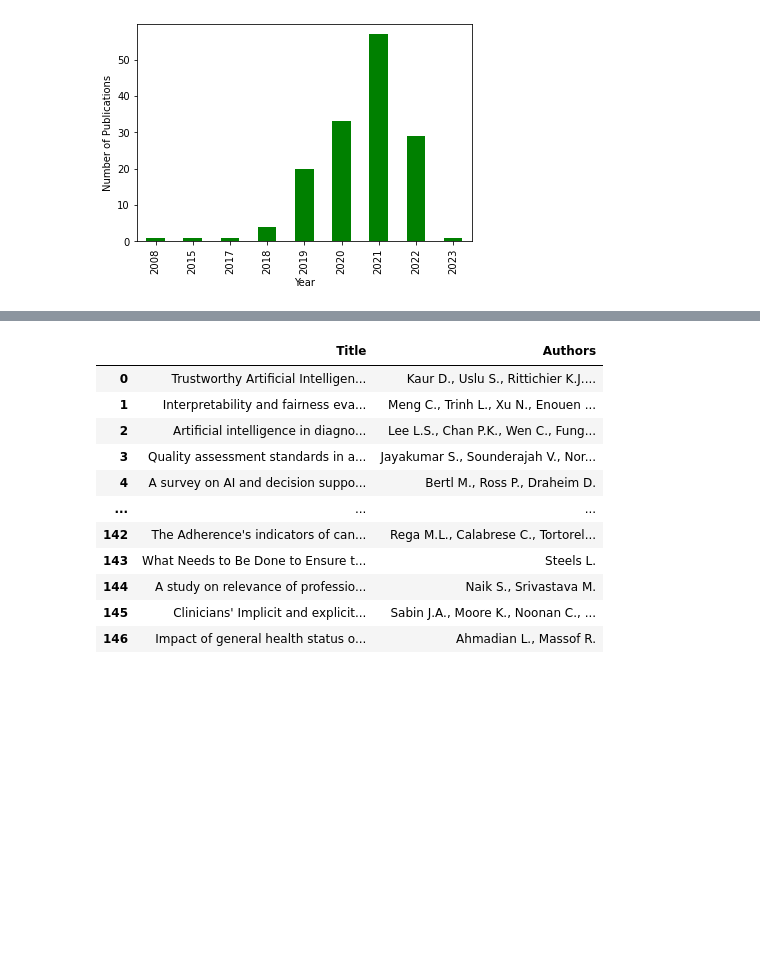
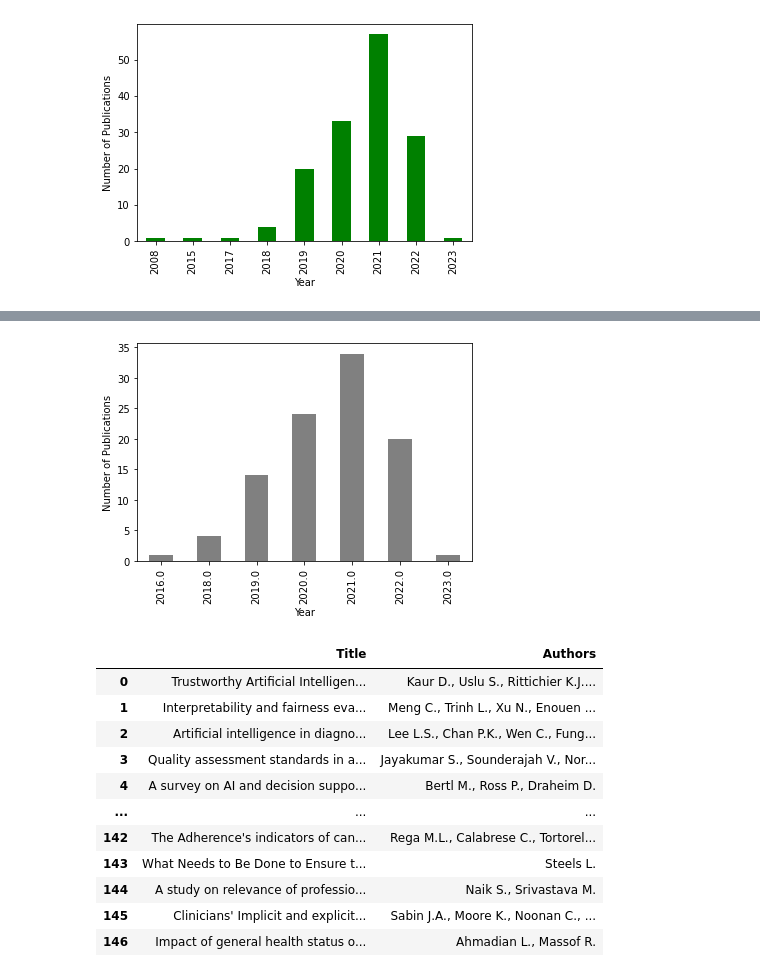
Before and after one commit to marymlucas/co-authorship-sna, a Jupyter notebook: project_SCOPUS1.ipynb, the cells around one changed output, grey strips where cells are left out. Cells and saved outputs as stored; diff of their text form; code cells hidden in the pictures; blank space fills up the shorter version.

```diff
--- a/project_SCOPUS1.ipynb
+++ b/project_SCOPUS1.ipynb
@@ -173,3 +173,6 @@ plt.gca().get_legend().remove()
 plt.show()
 # %% [output]
 [figure]
+# %%
+by_years_wos = wos_data.groupby('PY').size().sort_values(ascending=False).to_frame(name='count').reset_index()
+by_years_wos.sort_values('PY')
@@ -176,3 +188,11 @@ plt.show()
+# %%
+by_years_wos.sort_values('PY').plot.bar(x='PY', color='gray')
+plt.ylabel("Number of Publications")
+plt.xlabel("Year")
+plt.gca().get_legend().remove()
+plt.show()
+# %% [output]
+[figure, added]
 # %%
 data['author_list'] = data['Authors'].str.split(',')
 data['author_id_list'] = data['Author(s) ID'].str.split(';')
```
Also changed, not shown: parts of 17 cells of this notebook.
